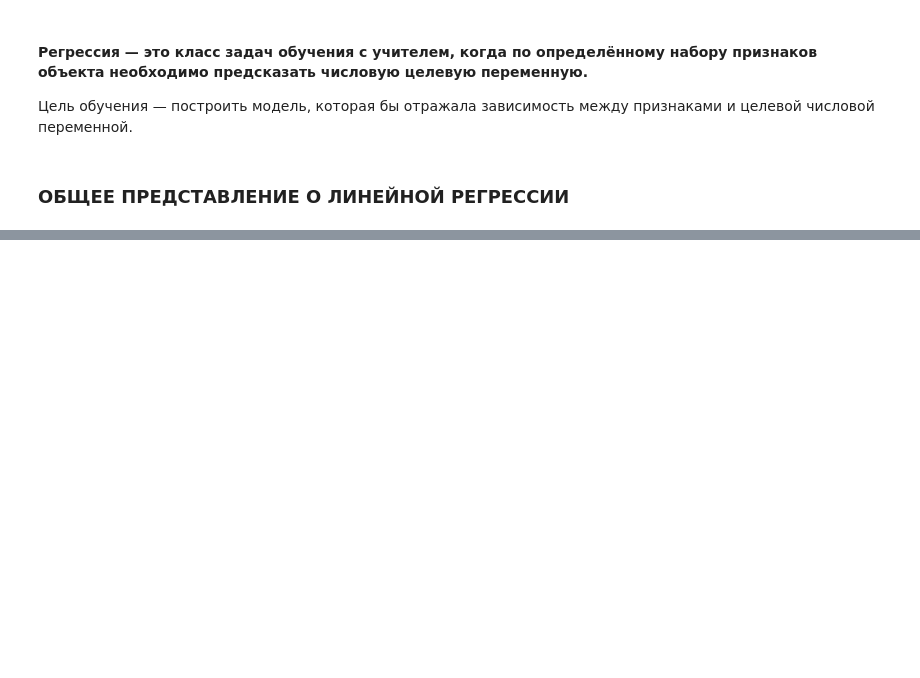
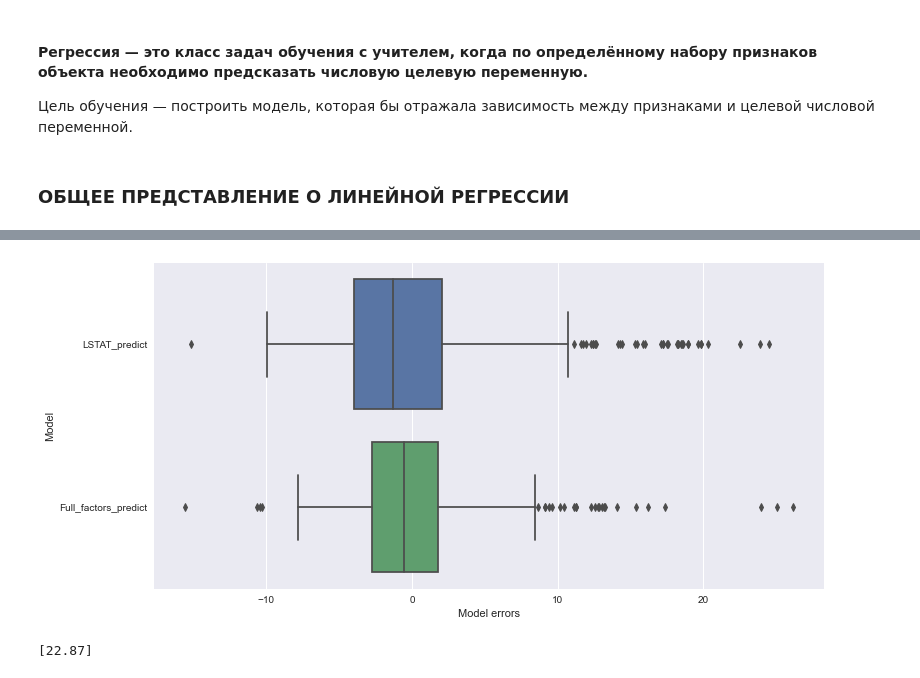
Before and after one commit to AleksandrFrom/SF_DS, a Jupyter notebook: ML/2-ML.ipynb, the cells around one changed output, grey strips where cells are left out. Drawn from its saved outputs; the diff is of its cells as text; code cells hidden in the pictures; blank space fills up the shorter version.

```diff
--- a/ML/2-ML.ipynb
+++ b/ML/2-ML.ipynb
@@ -22,0 +175,5 @@
+# %%
+X = boston_data[['LSTAT']] #матрица наблюдений
+y = boston_data['MEDV'] #вектор правильных ответов
+X.head()
+#y.head()
@@ -22,0 +297,10 @@
+# %%
+#Составляем список факторов (исключили целевой столбец)
+features = boston_data.drop('MEDV', axis=1).columns
+#Составляем матрицу наблюдений X и вектор ответов y
+X = boston_data[features]
+y = boston_data['MEDV']
+#Создаём объект класса LinearRegression
+lr_full = linear_model.LinearRegression()
+#Обучаем модель — ищем параметры по МНК
+lr_full.fit(X, y)
@@ -22,0 +342,28 @@
+# %%
+#Визуализируем ошибки
+fig, ax = plt.subplots(figsize=(12, 6)) #фигура + координатная плоскость
+#Ошибки модели на одном факторе LSTAT
+y_errors_lstat = y - lr_lstat.predict(boston_data[['LSTAT']])
+#Ошибки модели на всех факторах
+y_errors_full = y - lr_full.predict(boston_data[features])
+#Для удобства визуализации составим DataFrame из ошибок
+errors_df = pd.DataFrame(
+    {'LSTAT_predict': y_errors_lstat,
+     'Full_factors_predict': y_errors_full
+    }
+)
+#Строим boxplot для ошибок
+sns.boxplot(data=errors_df, orient='h', ax=ax)
+ax.set_xlabel('Model errors') #название оси абсцисс
+ax.set_ylabel('Model'); #название оси ординат
+# %% [output]
+[figure, added]
+# %%
+new = pd.DataFrame({'CRIM': [0.35114], 'ZN': [0.0], 'INDUS': [7.38],
+           'CHAS': [0.0], 'NOX': [0.493], 'RM': [6.041],
+           'AGE': [49.9], 'DIS': [4.7211], 'RAD': [5.0],
+           'TAX': [287.0], 'PTRATIO': [19.6], 'B': [396.9],
+           'LSTAT': [7.7]})
+print(np.round(lr_full.predict(new), 2))
+# %% [output]
+[22.87]
```
Also changed, not shown: parts of 50 cells of this notebook, 2 other files.
